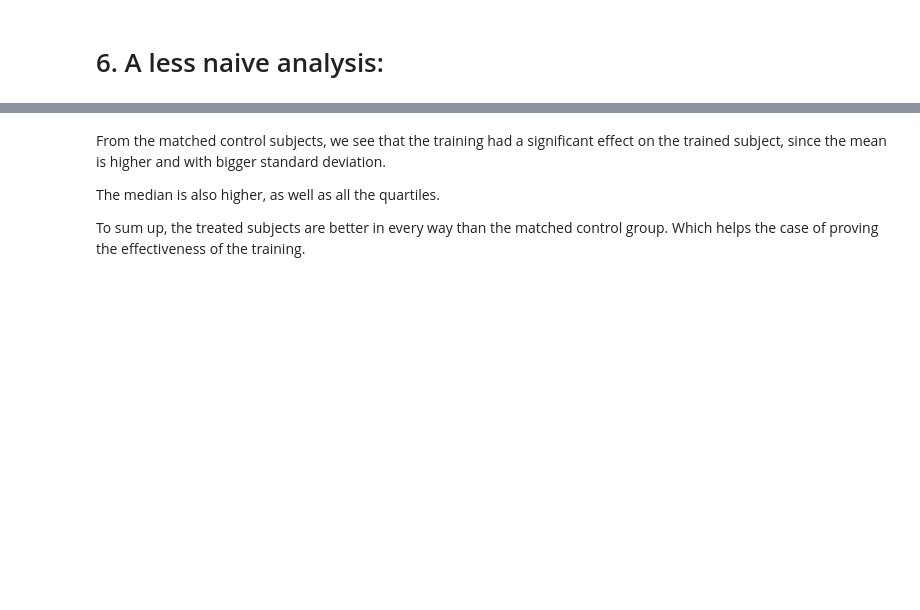
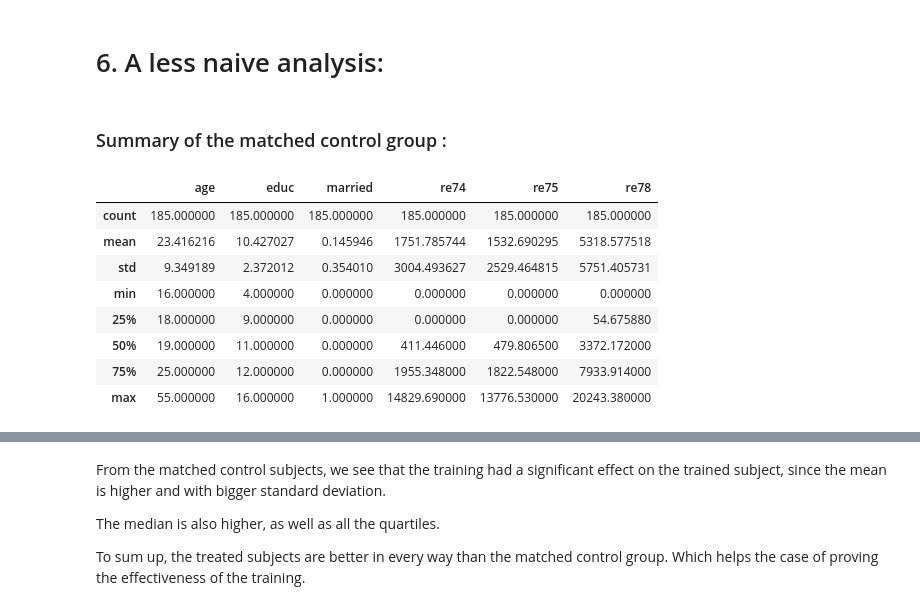
Before and after one commit to Firas11993/ada2017, a Jupyter notebook: Homeworks/04 - Applied ML/Homework4.ipynb, the cells around one changed output, grey strips where cells are left out. Saved outputs shown, nothing was run; the diff lists cells and outputs as text; code cells hidden in the pictures; blank space fills up the shorter version.

```diff
--- a/Homeworks/04 - Applied ML/homework_4.ipynb
+++ b/Homeworks/04 - Applied ML/Homework4.ipynb
@@ -454,3 +455,18 @@ plot_income_distribution('re75',treated,new_matched)
 The distribution in the treated and the control group look similar in both previous income years.
 # %% [markdown]
 # 6. A less naive analysis:
+# %% [markdown]
+### Summary of the matched control group :
+# %%
+#Summary of the matched control group.
+new_matched[['age','educ','married','re74','re75','re78']].describe()
+# %% [output]
+|  | age | educ | married | re74 | re75 | re78 |
+| count | 185.000000 | 185.000000 | 185.000000 | 185.000000 | 185.000000 | 185.000000 |
+| mean | 23.416216 | 10.427027 | 0.145946 | 1751.785744 | 1532.690295 | 5318.577518 |
+| std | 9.349189 | 2.372012 | 0.354010 | 3004.493627 | 2529.464815 | 5751.405731 |
+| min | 16.000000 | 4.000000 | 0.000000 | 0.000000 | 0.000000 | 0.000000 |
+| 25% | 18.000000 | 9.000000 | 0.000000 | 0.000000 | 0.000000 | 54.675880 |
+| 50% | 19.000000 | 11.000000 | 0.000000 | 411.446000 | 479.806500 | 3372.172000 |
+| 75% | 25.000000 | 12.000000 | 0.000000 | 1955.348000 | 1822.548000 | 7933.914000 |
+| max | 55.000000 | 16.000000 | 1.000000 | 14829.690000 | 13776.530000 | 20243.380000 |
```
Also changed, not shown: parts of 9 cells of this notebook, 1 other file.
